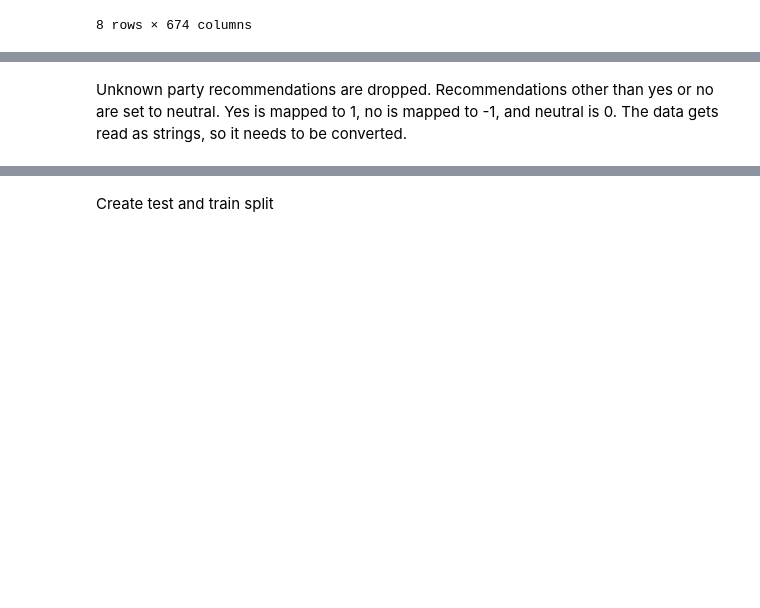
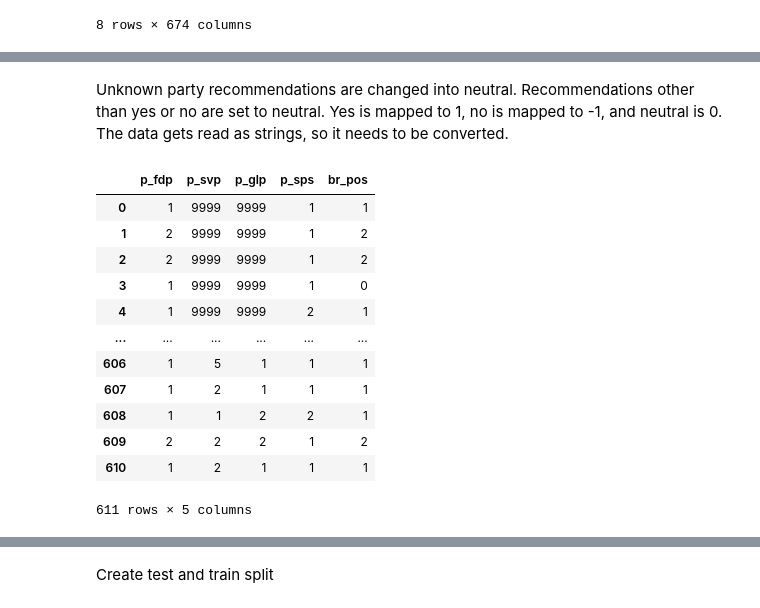
Before and after one commit to DJAntivenom/swiss-vote-prediction, a Jupyter notebook: src/nn_1.0_ltognoni.ipynb, the cells around one changed output, grey strips where cells are left out. Cells and saved outputs as stored; diff of their text form; code cells hidden in the pictures; blank space fills up the shorter version.

```diff
--- a/src/nn_1.0_ltognoni.ipynb
+++ b/src/nn_1.0_ltognoni.ipynb
@@ -36,6 +39,10 @@ For this first version only the influence of a few parties are checked.
 # %%
 list(votes.columns)
-parties = ["p_fdp", "p_svp", "p_glp", "p_mitte", "br_pos"]
-num_features = ["anr"]
+parties = ["p_fdp", "p_svp", "p_glp", "p_sps", "br_pos"]
+num_features = ["anr"] #not used yet
 onehot_pre = ["dep"] #"rechtsform",
 outcomes = ["volkja_proz"]
+votes[outcomes].replace('.', np.nan)
+votes[onehot_pre] = votes[onehot_pre][votes.dep != '.']
+votes.dropna(subset = outcomes, inplace = True)
+votes[onehot_pre].value_counts()
@@ -42,9 +72,22 @@ outcomes = ["volkja_proz"]
 # %% [markdown]
-Unknown party recommendations are dropped. Recommendations other than yes or no are set to neutral. Yes is mapped to 1, no is mapped to -1, and neutral is 0. The data gets read as strings, so it needs to be converted.
+Unknown party recommendations are changed into neutral. Recommendations other than yes or no are set to neutral. Yes is mapped to 1, no is mapped to -1, and neutral is 0. The data gets read as strings, so it needs to be converted.
 # %%
-df_parties = votes[parties].replace(".", pd.NaT)
-votes.dropna(subset=parties + onehot_pre, inplace=True)
-for p in parties:
-    votes[p] = votes[p].astype(int)
-for o in outcomes:
-    votes[o] = votes[o].astype(float)
+df_parties = votes[parties].replace('.', 0)
+df_parties.dropna(inplace=True)
+for p in df_parties:
+    df_parties[p] = df_parties[p].astype(int)
+df_parties.head(1000)
+# %% [output]
+|  | p_fdp | p_svp | p_glp | p_sps | br_pos |
+| 0 | 1 | 9999 | 9999 | 1 | 1 |
+| 1 | 2 | 9999 | 9999 | 1 | 2 |
+| 2 | 2 | 9999 | 9999 | 1 | 2 |
+| 3 | 1 | 9999 | 9999 | 1 | 0 |
+| 4 | 1 | 9999 | 9999 | 2 | 1 |
+| ... | ... | ... | ... | ... | ... |
+| 606 | 1 | 5 | 1 | 1 | 1 |
+| 607 | 1 | 2 | 1 | 1 | 1 |
+| 608 | 1 | 1 | 2 | 2 | 1 |
+| 609 | 2 | 2 | 2 | 1 | 2 |
+| 610 | 1 | 2 | 1 | 1 | 1 |
+611 rows × 5 columns
```
Also changed, not shown: parts of 25 cells of this notebook.
